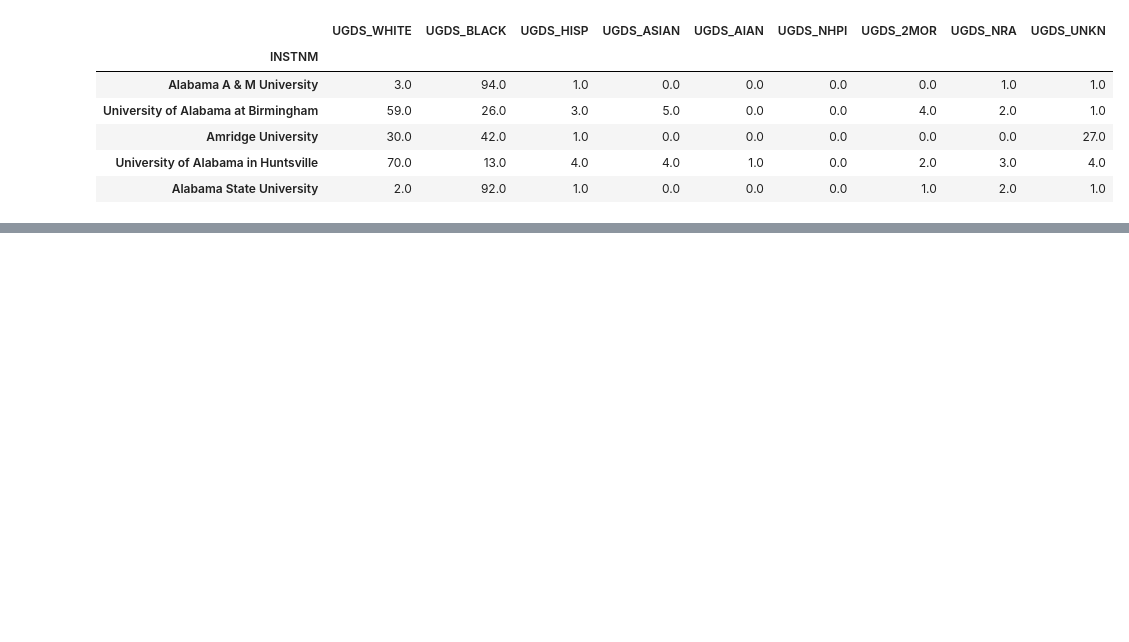
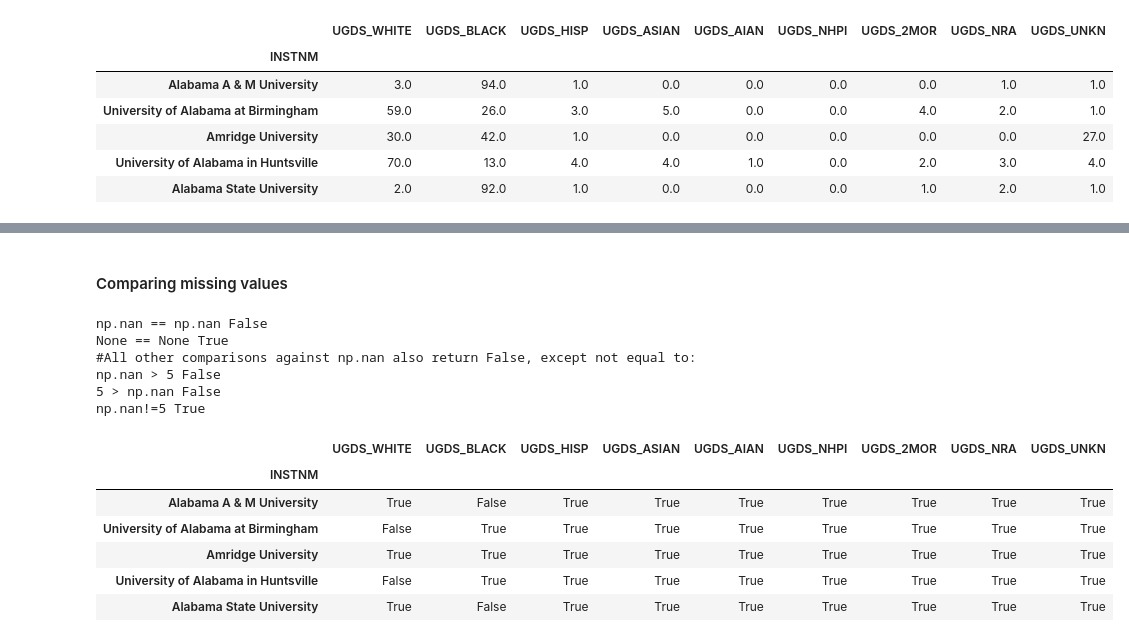
Before and after one commit to risarora/pandas-recipes, a Jupyter notebook: Pandas Recipes 2.0 Essential DataFrame Operations.ipynb, the cells around one changed output, grey strips where cells are left out. Cells and saved outputs as stored; diff of their text form; code cells hidden in the pictures; blank space fills up the shorter version.

```diff
--- a/Pandas Recipes 2.0 Essential DataFrame Operations.ipynb
+++ b/Pandas Recipes 2.0 Essential DataFrame Operations.ipynb
@@ -359,0 +524,2 @@ NameError: name 'college_ugds' is not defined
+# %% [markdown]
+#### Comparing missing values
@@ -359,0 +528,27 @@ NameError: name 'college_ugds' is not defined
+# %%
+print('np.nan == np.nan',np.nan == np.nan)
+print('None == None',None == None)
+print('#All other comparisons against np.nan also return False, except not equal to:')
+print('np.nan > 5',np.nan > 5)
+print('5 > np.nan',5 > np.nan)
+print('np.nan!=5',np.nan != 5)
+# %% [output]
+np.nan == np.nan False
+None == None True
+#All other comparisons against np.nan also return False, except not equal to:
+np.nan > 5 False
+5 > np.nan False
+np.nan!=5 True
+# %%
+college = pd.read_csv('data/college.csv', index_col='INSTNM')
+college_ugds_ = college.filter(like='UGDS_')
+# %%
+(college_ugds_ < 0.5).head()
+# %% [output]
+|  | UGDS_WHITE | UGDS_BLACK | UGDS_HISP | UGDS_ASIAN | UGDS_AIAN | UGDS_NHPI | UGDS_2MOR | UGDS_NRA | UGDS_UNKN |
+| INSTNM |  |  |  |  |  |  |  |  |  |
+| Alabama A & M University | True | False | True | True | True | True | True | True | True |
+| University of Alabama at Birmingham | False | True | True | True | True | True | True | True | True |
+| Amridge University | True | True | True | True | True | True | True | True | True |
+| University of Alabama in Huntsville | False | True | True | True | True | True | True | True | True |
+| Alabama State University | True | False | True | True | True | True | True | True | True |
```
Also changed, not shown: parts of 31 cells of this notebook, 4 other files.
